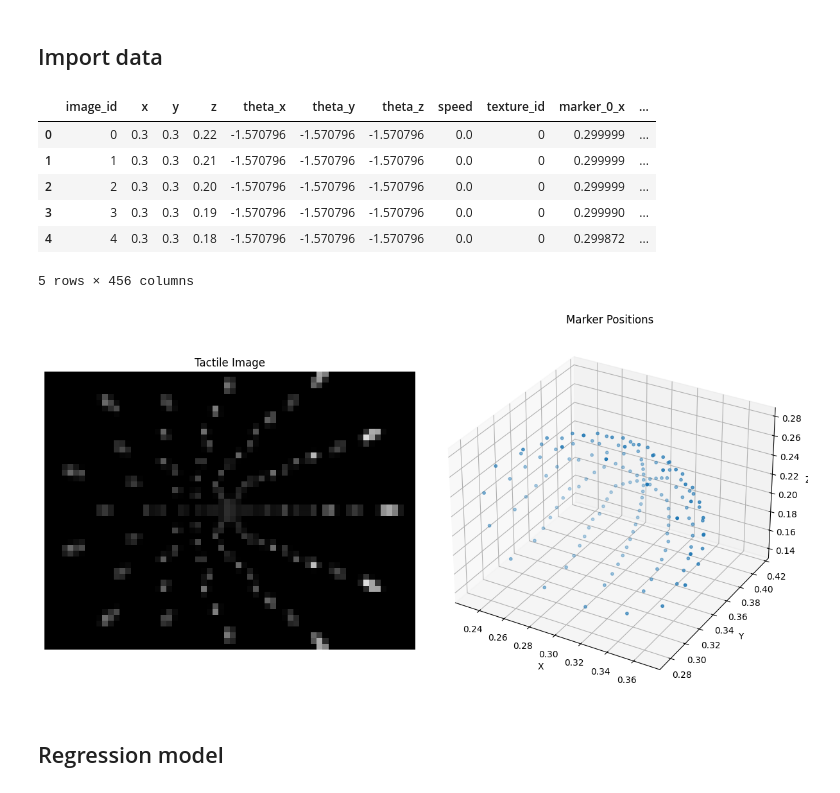
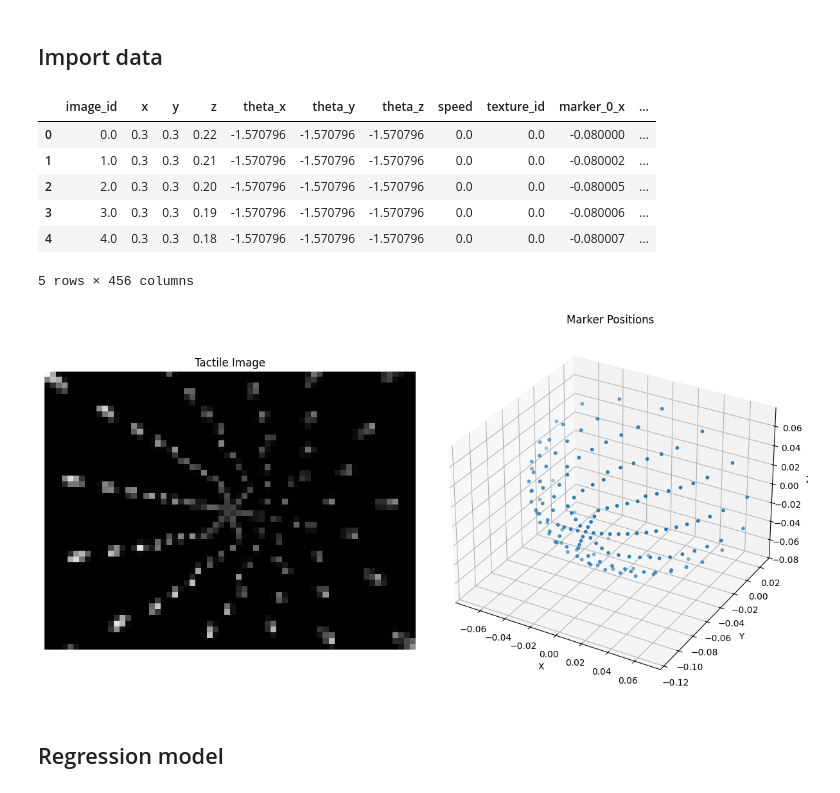
Before and after one commit to shepai/tactile-ball-robot, a Jupyter notebook: experiments/simulated/classifier.ipynb, the cells around one changed output. Saved outputs shown, nothing was run; the diff lists cells and outputs as text; code cells hidden in the pictures.

```diff
--- a/experiments/simulated/classifier.ipynb
+++ b/experiments/simulated/classifier.ipynb
@@ -7,19 +7,50 @@ import matplotlib.pyplot as plt
 import cv2
 import os
 from tqdm import tqdm
+from scipy.spatial.transform import Rotation as Rot
 DATA_PATH="/home/dexter/Documents/data/simulation"
+def transform_markers(row):
+    # Object position
+    t = np.array([row["x"], row["y"], row["z"]])
+
+    # Rotation matrix
+    R = Rot.from_euler(
+        'xyz',
+        [row["theta_x"], row["theta_y"], row["theta_z"]],
+        degrees=False
+    ).as_matrix()
+
+    # Inverse rotation
+    R_inv = R.T
+
+    for i in range(149):
+        p = np.array([
+            row[f"marker_{i}_x"],
+            row[f"marker_{i}_y"],
+            row[f"marker_{i}_z"]
+        ])
+
+        # Move to origin and undo rotation
+        p_local = R_inv @ (p - t)
+
+        row[f"marker_{i}_x"] = p_local[0]
+        row[f"marker_{i}_y"] = p_local[1]
+        row[f"marker_{i}_z"] = p_local[2]
+
+    return row
 # %% [markdown]
 ## Import data
 # %%
 df = pd.read_csv(DATA_PATH+"/recordings.csv")
+df = df.apply(transform_markers, axis=1)
 df.head()
 # %% [output]
 |  | image_id | x | y | z | theta_x | theta_y | theta_z | speed | texture_id | marker_0_x | ... |
-| 0 | 0 | 0.3 | 0.3 | 0.22 | -1.570796 | -1.570796 | -1.570796 | 0.0 | 0 | 0.299999 | ... |
-| 1 | 1 | 0.3 | 0.3 | 0.21 | -1.570796 | -1.570796 | -1.570796 | 0.0 | 0 | 0.299999 | ... |
-| 2 | 2 | 0.3 | 0.3 | 0.20 | -1.570796 | -1.570796 | -1.570796 | 0.0 | 0 | 0.299999 | ... |
-| 3 | 3 | 0.3 | 0.3 | 0.19 | -1.570796 | -1.570796 | -1.570796 | 0.0 | 0 | 0.299990 | ... |
-| 4 | 4 | 0.3 | 0.3 | 0.18 | -1.570796 | -1.570796 | -1.570796 | 0.0 | 0 | 0.299872 | ... |
+| 0 | 0.0 | 0.3 | 0.3 | 0.22 | -1.570796 | -1.570796 | -1.570796 | 0.0 | 0.0 | -0.080000 | ... |
+| 1 | 1.0 | 0.3 | 0.3 | 0.21 | -1.570796 | -1.570796 | -1.570796 | 0.0 | 0.0 | -0.080002 | ... |
+| 2 | 2.0 | 0.3 | 0.3 | 0.20 | -1.570796 | -1.570796 | -1.570796 | 0.0 | 0.0 | -0.080005 | ... |
+| 3 | 3.0 | 0.3 | 0.3 | 0.19 | -1.570796 | -1.570796 | -1.570796 | 0.0 | 0.0 | -0.080006 | ... |
+| 4 | 4.0 | 0.3 | 0.3 | 0.18 | -1.570796 | -1.570796 | -1.570796 | 0.0 | 0.0 | -0.080007 | ... |
 5 rows × 456 columns
 # %%
 def get_entry_frame(image_id):
@@ -70,35 +101,35 @@ def plot_image_and_markers(image_path, markers):
     y = markers[:, 1]
     z = markers[:, 2]
 
     ax2.scatter(x, y, z, s=10)
 
     ax2.set_title("Marker Positions")
     ax2.set_xlabel("X")
     ax2.set_ylabel("Y")
     ax2.set_zlabel("Z")
 
     # Equal axis scaling
     max_range = np.ptp(markers, axis=0).max()
 
     mid_x = (x.max() + x.min()) / 2
     mid_y = (y.max() + y.min()) / 2
     mid_z = (z.max() + z.min()) / 2
 
     ax2.set_xlim(mid_x - max_range/2, mid_x + max_range/2)
     ax2.set_ylim(mid_y - max_range/2, mid_y + max_range/2)
     ax2.set_zlim(mid_z - max_range/2, mid_z + max_range/2)
 
     plt.tight_layout()
     plt.show()
 
-image_id=1
+image_id=np.random.randint(0,len(df))
 markers = get_entry_frame(image_id)
 plot_image_and_markers(
     DATA_PATH+f"/images/{image_id}.png",
     markers
 )
 # %% [output]
-[figure, old version]
+[figure, new version]
 # %% [markdown]
 ## Regression model
 # %%
```
Also changed, not shown: parts of 3 cells of this notebook.
